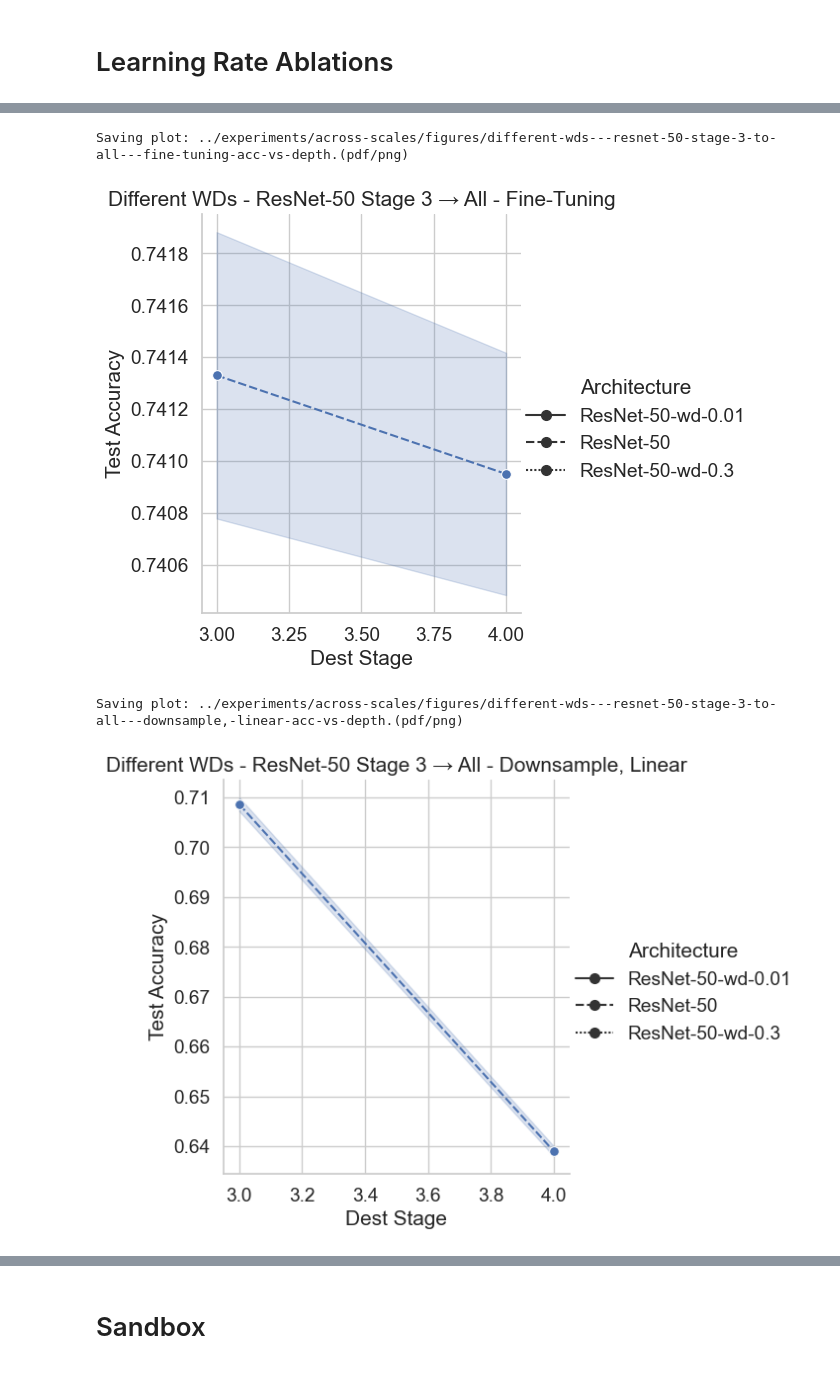
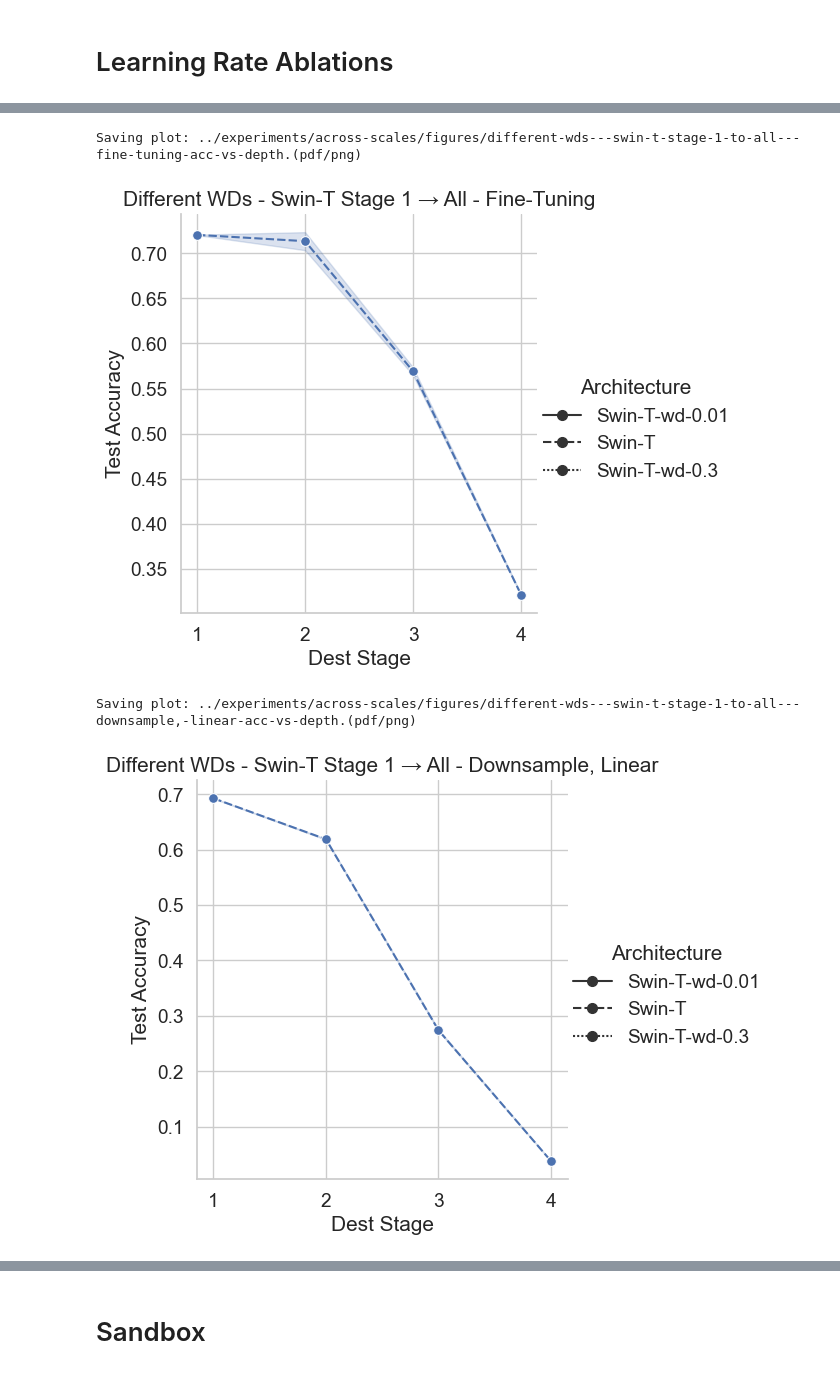
Before and after one commit to uvm-neurobotics-lab/stitching, a Jupyter notebook: src/across-scales.ipynb, the cells around one changed output, grey strips where cells are left out. Cells and saved outputs as stored; diff of their text form; code cells hidden in the pictures.

```diff
--- a/src/across-scales.ipynb
+++ b/src/across-scales.ipynb
@@ -313,12 +313,12 @@ ALL_ADAPTERS = [
 ]
 
 def savefig(figname):
-    # plt.tight_layout()  # Does not play nicely with Seaborn's FacetGrid.
+    # plt.tight_layout()  # Does not play nicely with Seaborn's FacetGrid. Using bbox_inches instead.
     save_dir = proj_dir / "figures"
     save_dir.mkdir(parents=True, exist_ok=True)
     print(f"Saving plot: {save_dir}/{figname}.(pdf/png)")
-    plt.savefig(save_dir / (figname + ".pdf"))
-    plt.savefig(save_dir / (figname + ".png"))
+    plt.savefig(save_dir / (figname + ".pdf"), bbox_inches="tight")
+    plt.savefig(save_dir / (figname + ".png"), bbox_inches="tight")
 
 
 def plot_accuracy(final_acc_df, src_stage=None, dest_stage=None, arch_choice=None, arch_col="Architecture",
@@ -347,8 +347,8 @@ def plot_accuracy(final_acc_df, src_stage=None, dest_stage=None, arch_choice=Non
         final_acc_df = final_acc_df.loc[final_acc_df.index.get_level_values(arch_col) == arch_choice[0]]
         title.append(arch_choice[0])
     elif arch_col in final_acc_df.index.names:
-        kwargs.setdefault("style", arch_col)
-        kwargs.setdefault("style_order", arch_choice)
+        kwargs.setdefault("row", arch_col)
+        kwargs.setdefault("row_order", arch_choice)
     src_name = str(src_stage) if src_stage else "All"
     dest_name = str(dest_stage) if dest_stage else "All"
     title.append(f"Stage {src_name} → {dest_name}")
@@ -401,12 +401,16 @@ def plot_accuracy(final_acc_df, src_stage=None, dest_stage=None, arch_choice=Non
     kwargs.setdefault("facet_kws", {}).setdefault("legend_out", True)
 
     # Finally... plot!
-    ax = sns.relplot(final_acc_df, y="Test Accuracy", **kwargs).ax
-    ax.set_title(title)
-    # And optionally save.
-    if save:
-        savefig(f"{title.replace(' ', '-').replace('→', 'to')}-acc-vs-{xvar}".lower())
+    fg = sns.relplot(final_acc_df, y="Test Accuracy", **kwargs)
+    if not kwargs.get("row") and not kwargs.get("col"):
+        ax = fg.ax
+        ax.set_title(title)
+        # And optionally save.
+        if save:
+            savefig(f"{title.replace(' ', '-').replace('→', 'to')}-acc-vs-{xvar}".lower())
         return ax
+    else:
+        return fg
 
 
 def plot_accuracy_vs_depth(final_acc_df, **kwargs):
@@ -424,7 +428,7 @@ def plot_accuracy_vs_flops(final_acc_df, **kwargs):
         return None
     return plot_accuracy(final_acc_df, x="# FLOPs", **kwargs)
 # %%
-current_src_stage = 3
+current_src_stage = 1
 # %%
 _ = plot_accuracy_vs_depth(best_of_lrs, src_stage=current_src_stage, arch_choice="ResNet-50")
 # %% [output]
@@ -562,12 +562,14 @@ Saving plot: ../experiments/across-scales/figures/best-of-all-wds---resnet-50-st
 # %%
 _ = plot_accuracy_vs_depth(final_df, src_stage=current_src_stage, arch_choice=wd_archs, adapter_choice="Fine-Tuning",
-                           name=f"Different WDs - {archname}")
+                           name=f"Different WDs - {archname}", style="Architecture", style_order=wd_archs, row=None,
+                           row_order=None)
 # %% [output]
-Saving plot: ../experiments/across-scales/figures/different-wds---resnet-50-stage-3-to-all---fine-tuning-acc-vs-depth.(pdf/png)
+Saving plot: ../experiments/across-scales/figures/different-wds---swin-t-stage-1-to-all---fine-tuning-acc-vs-depth.(pdf/png)
-[figure, old version]
+[figure, new version]
 # %%
 _ = plot_accuracy_vs_depth(final_df, src_stage=current_src_stage, arch_choice=wd_archs,
-                           adapter_choice="Downsample, Linear", name=f"Different WDs - {archname}")
+                           adapter_choice="Downsample, Linear", name=f"Different WDs - {archname}",
+                           style="Architecture", style_order=wd_archs, row=None, row_order=None)
 # %% [output]
-Saving plot: ../experiments/across-scales/figures/different-wds---resnet-50-stage-3-to-all---downsample,-linear-acc-vs-depth.(pdf/png)
+Saving plot: ../experiments/across-scales/figures/different-wds---swin-t-stage-1-to-all---downsample,-linear-acc-vs-depth.(pdf/png)
-[figure, old version]
+[figure, new version]
```
Also changed, not shown: parts of 21 cells of this notebook.
